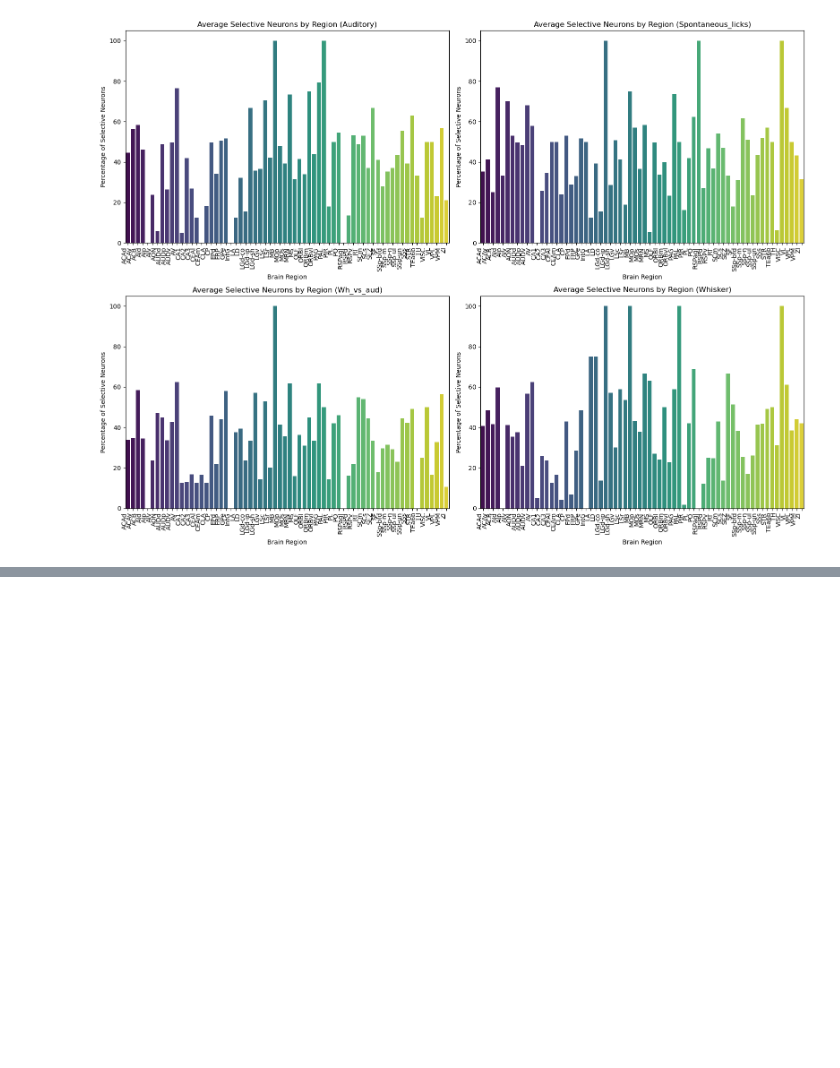
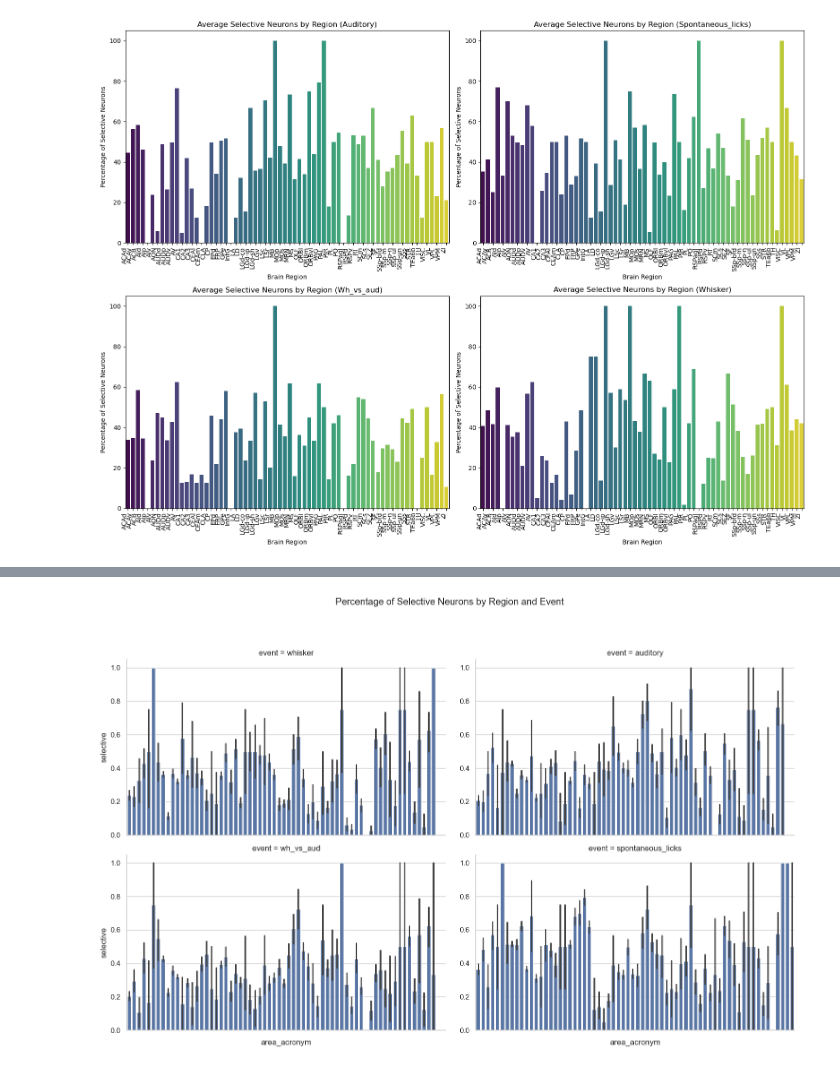
Before and after one commit to shrinidhivelan/Selectivity-Semester-project, a Jupyter notebook: Visualization_contexts.ipynb, the cells around one changed output, grey strips where cells are left out. Saved outputs shown, nothing was run; the diff lists cells and outputs as text; code cells hidden in the pictures; blank space fills up the shorter version.

```diff
--- a/Visualization_contexts.ipynb
+++ b/Visualization_contexts.ipynb
@@ -362,0 +396,19 @@ The `ci` parameter is deprecated. Use `errorbar=None` for the same effect.
+# %%
+g = sns.catplot(
+    df, kind="bar",
+    x="area_acronym", y="selective", col="event",
+    height=5, aspect=1.5, col_wrap=2,  # Increased aspect ratio and wrapped columns
+    sharey=False  # Allow each subplot to have its own y-axis scale
+)
+
+# Adjust titles and spacing
+g.fig.subplots_adjust(top=0.85)  # Adjust top margin for title
+g.fig.suptitle('Percentage of Selective Neurons by Region and Event')  # Overall title
+
+# Rotate x-axis labels for each subplot
+for ax in g.axes.flat:
+    ax.set_xticklabels(ax.get_xticklabels(), rotation=45, ha='right')
+
+plt.show()
+# %% [output]
+[figure, added]
```
Also changed, not shown: parts of 5 cells of this notebook, 1 other file.
